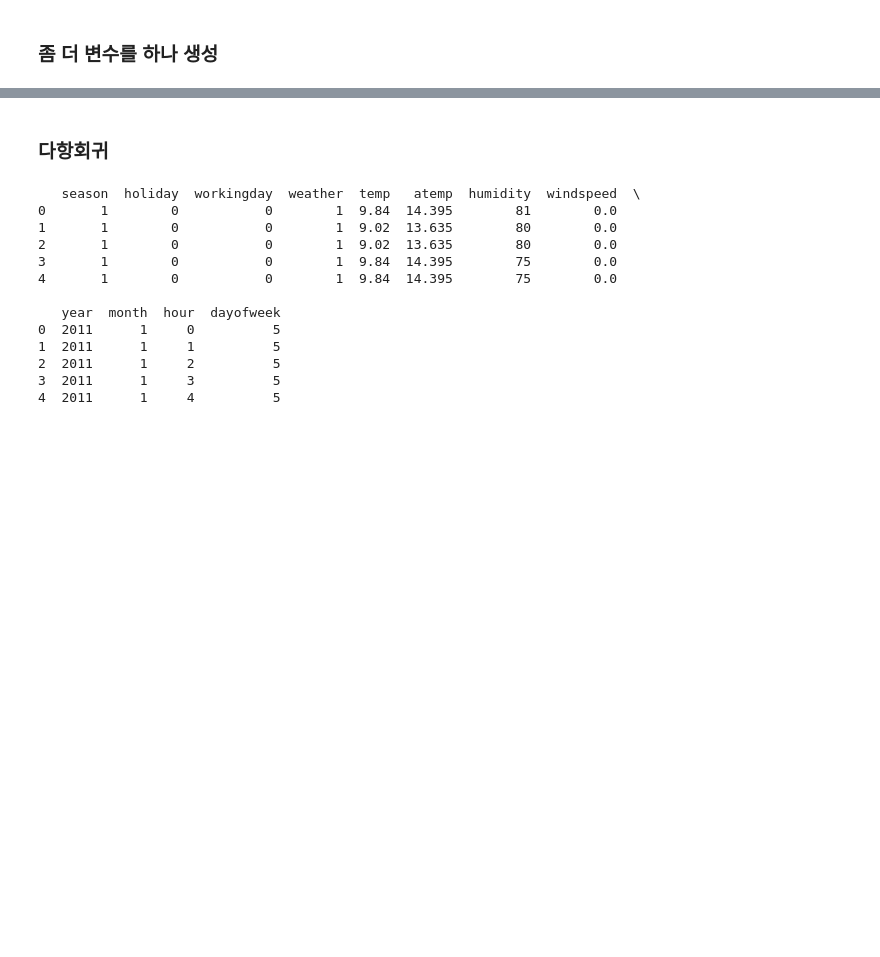
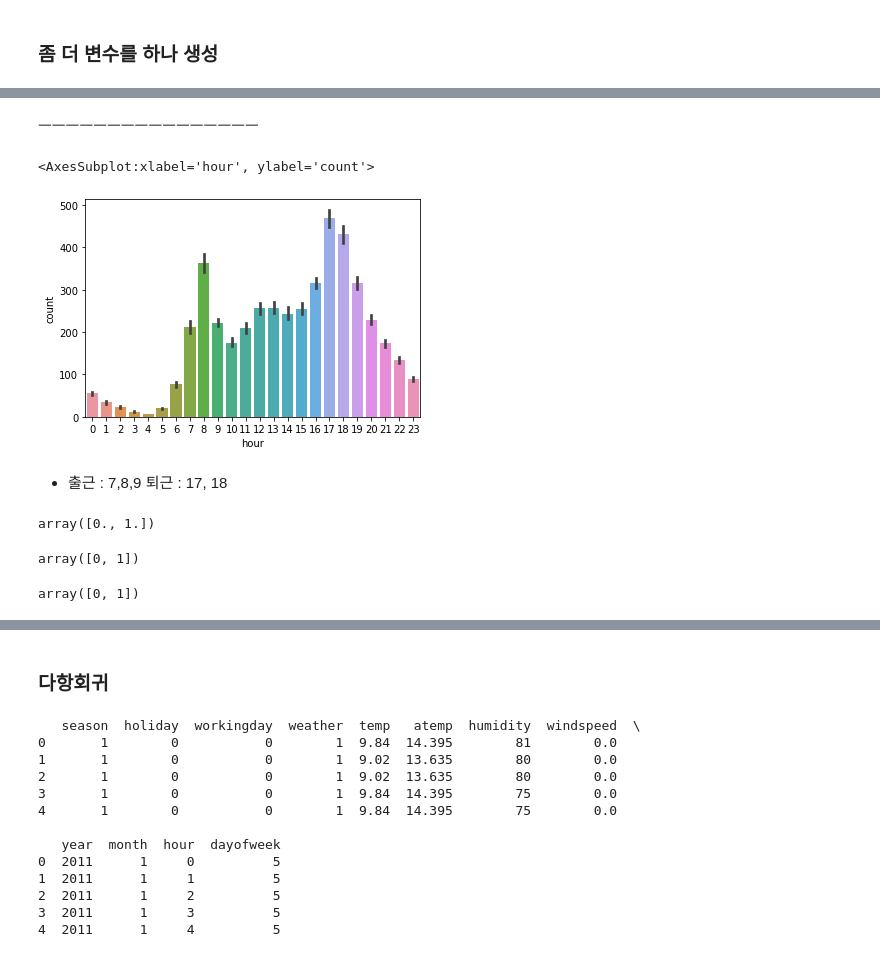
Before and after one commit to dongik9/MydataAnalysis, a Jupyter notebook: 20221005_class02.ipynb, the cells around one changed output, grey strips where cells are left out. Cells and saved outputs as stored; diff of their text form; code cells hidden in the pictures; blank space fills up the shorter version.

```diff
--- a/20221005_class02.ipynb
+++ b/20221005_class02.ipynb
@@ -370,3 +379,12 @@ sub['count'] = preds
 # count가 0보다 작으면 0으로 만든다.
 sub.loc[ sub['count']<0 , "count"  ] = 0
 sub.to_csv("5th_model_ensemble(add01).csv", index=False)
+# %% [markdown]
+ㅡㅡㅡㅡㅡㅡㅡㅡㅡㅡㅡㅡㅡㅡㅡㅡ
+# %%
+sns.barplot(x='hour', y='count', data=new_tr)
+# %% [output]
+<AxesSubplot:xlabel='hour', ylabel='count'>
+[figure, added]
+# %% [markdown]
+* 출근 : 7,8,9 퇴근 : 17, 18
@@ -372,0 +407,14 @@ sub.to_csv("5th_model_ensemble(add01).csv", index=False)
+# %%
+new_test['rushhour'].unique()
+# %% [output]
+array([0., 1.])
+# %%
+new_tr['rushhour'] = new_tr['rushhour'].astype(int)
+new_tr['rushhour'].unique()
+# %% [output]
+array([0, 1])
+# %%
+new_test['rushhour'] = new_test['rushhour'].astype(int)
+new_test['rushhour'].unique()
+# %% [output]
+array([0, 1])
```
Also changed, not shown: parts of 18 cells of this notebook, 6 other files.
